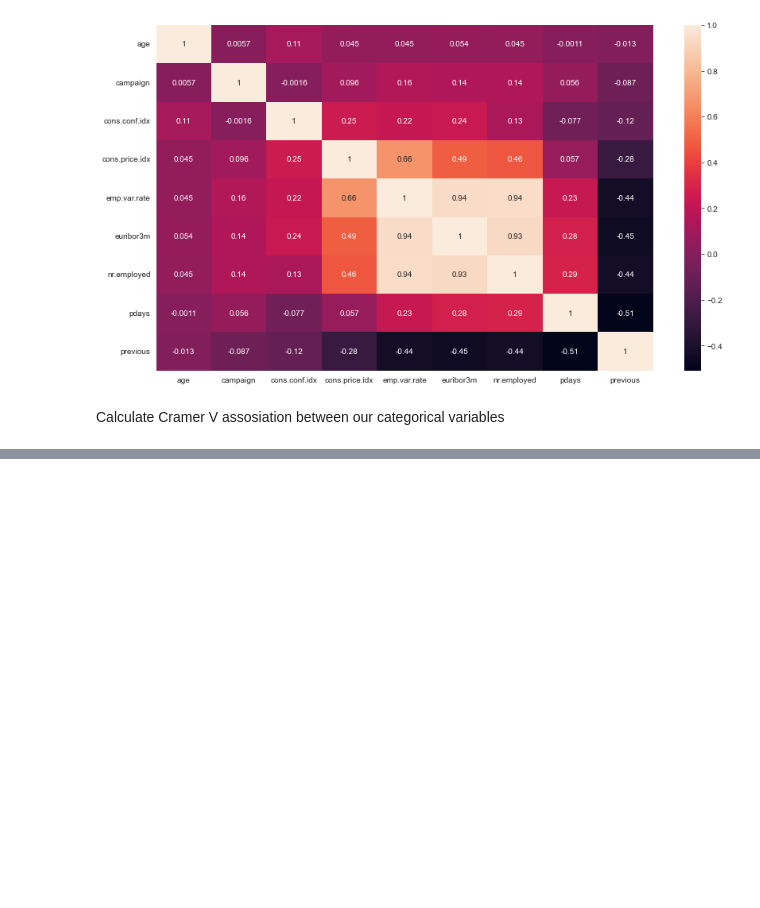
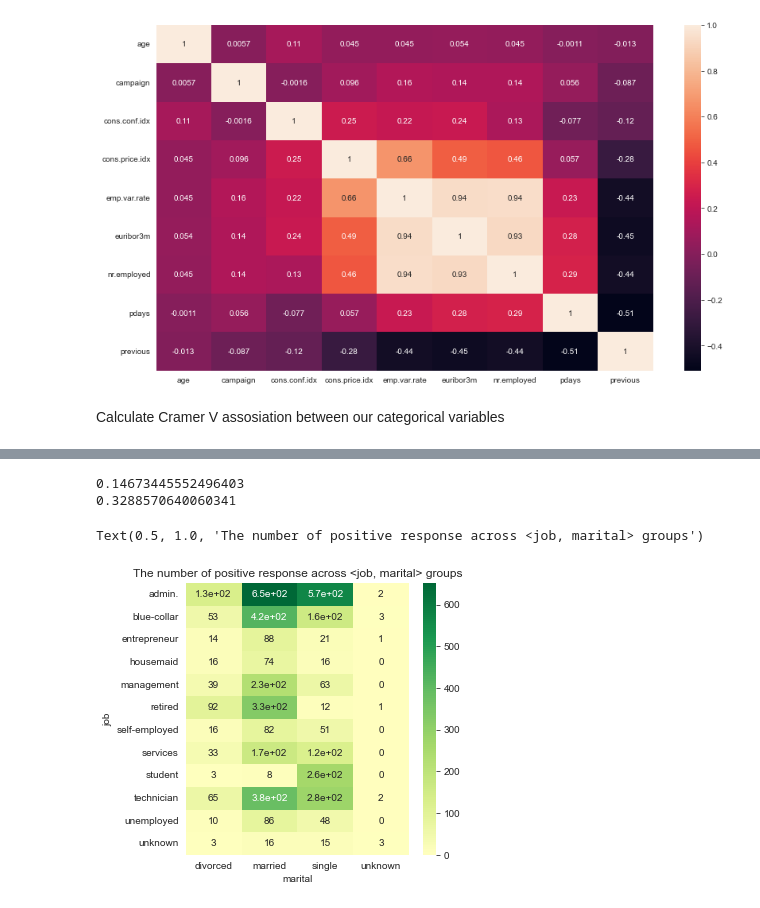
Before and after one commit to sivikt/dstrials, a Jupyter notebook: DSMP#1/2_eda/homework.ipynb, the cells around one changed output, grey strips where cells are left out. Drawn from its saved outputs; the diff is of its cells as text; code cells hidden in the pictures; blank space fills up the shorter version.

```diff
--- a/DSMP#1/2_eda/homework.ipynb
+++ b/DSMP#1/2_eda/homework.ipynb
@@ -396,0 +428,18 @@ sns.heatmap(cramers_v_rels, annot=True, xticklabels=all_cats_features, yticklabe
+# %%
+print(myrels.cramers_v(data[data.is_contacted]['pdays'], data[target_feature[0]]))
+print(myrels.cramers_v(data['pdays'], data[target_feature[0]]))
+# %% [output]
+0.14673445552496403
+0.3288570640060341
+# %%
+plt.figure(figsize=(5, 5))
+
+sns.heatmap(
+    pd.pivot_table(data=data, index='job', columns='marital', values=target_feature_bin, aggfunc=np.sum),
+    annot=True,
+    cmap='RdYlGn',
+    center=0.10
+).set_title('The number of positive response across <job, marital> groups')
+# %% [output]
+Text(0.5, 1.0, 'The number of positive response across <job, marital> groups')
+[figure, added]
```
Also changed, not shown: parts of 19 cells of this notebook, 2 other files.
